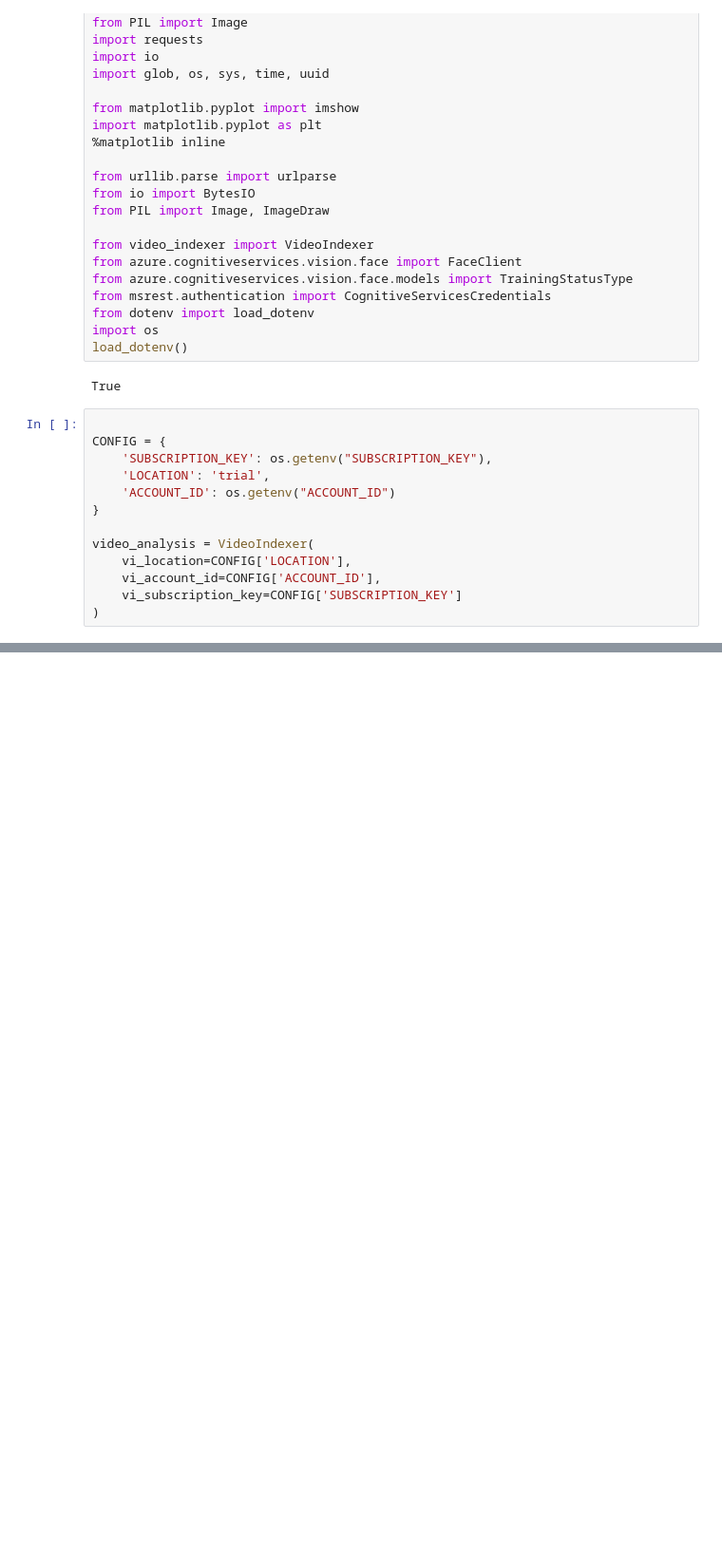
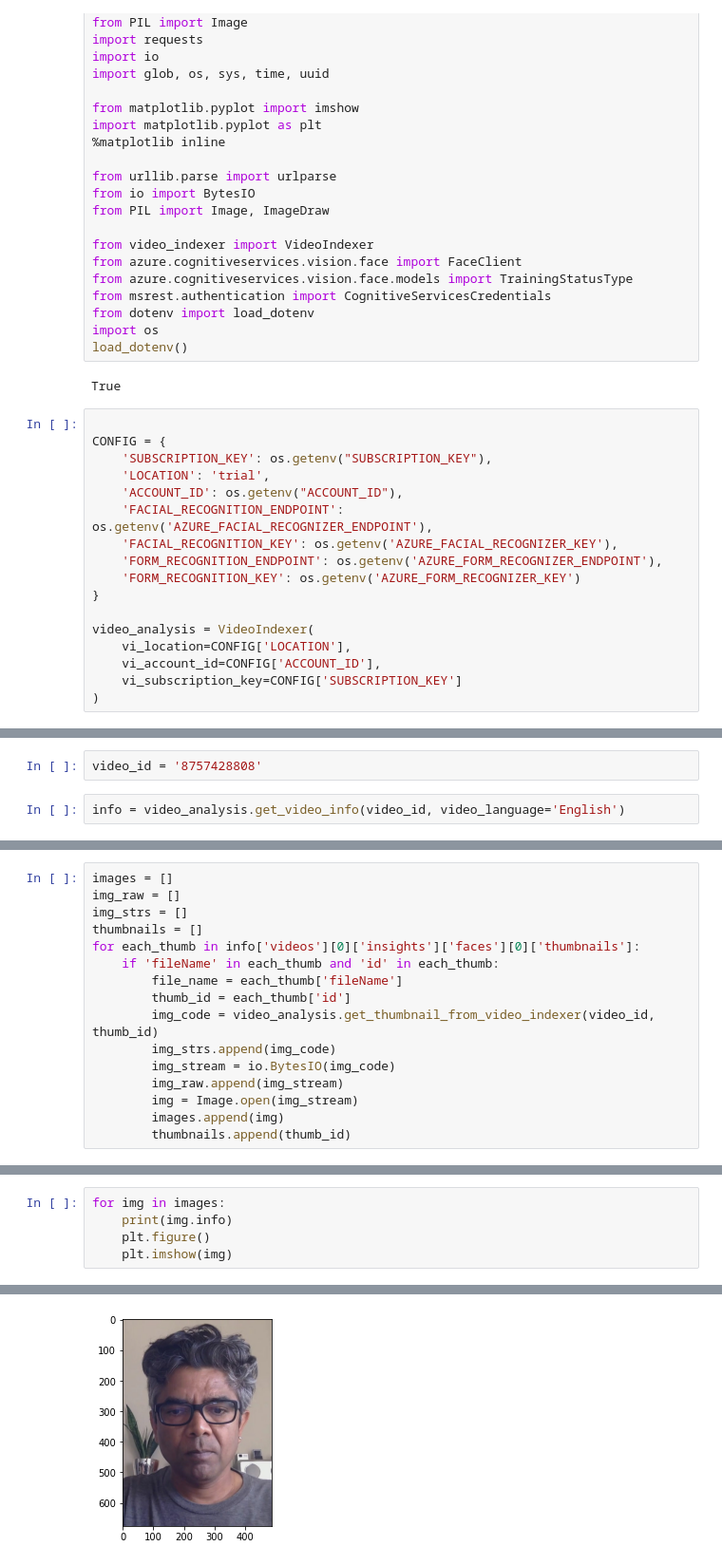
Before and after one commit to Danieldacruz7/Automated-Passenger-Boarding-Desk, a Jupyter notebook: video_analyzer.ipynb, the cells around one changed output, grey strips where cells are left out. Shown: that part at 95% size. Cells and saved outputs as stored; diff of their text form; blank space fills up the shorter version.

Commit message:
Face detection code added.

```diff
--- a/video_analyzer.ipynb
+++ b/video_analyzer.ipynb
@@ -36,7 +36,11 @@ True
 CONFIG = {
     'SUBSCRIPTION_KEY': os.getenv("SUBSCRIPTION_KEY"),
     'LOCATION': 'trial',
-    'ACCOUNT_ID': os.getenv("ACCOUNT_ID")
+    'ACCOUNT_ID': os.getenv("ACCOUNT_ID"),
+    'FACIAL_RECOGNITION_ENDPOINT': os.getenv('AZURE_FACIAL_RECOGNIZER_ENDPOINT'),
+    'FACIAL_RECOGNITION_KEY': os.getenv('AZURE_FACIAL_RECOGNIZER_KEY'),
+    'FORM_RECOGNITION_ENDPOINT': os.getenv('AZURE_FORM_RECOGNIZER_ENDPOINT'),
+    'FORM_RECOGNITION_KEY': os.getenv('AZURE_FORM_RECOGNIZER_KEY')
 }
 
 video_analysis = VideoIndexer(
@@ -51,0 +61,4 @@ Access Token: eyJhbGciOiJodHRwOi8vd3d3LnczLm9yZy8yMDAxLzA0L3htbGRzaWctbW9yZSNobW
+# %%
+video_id = '8757428808'
+# %%
+info = video_analysis.get_video_info(video_id, video_language='English')
@@ -51,0 +72,16 @@ Access Token: eyJhbGciOiJodHRwOi8vd3d3LnczLm9yZy8yMDAxLzA0L3htbGRzaWctbW9yZSNobW
+# %%
+images = []
+img_raw = []
+img_strs = []
+thumbnails = []
+for each_thumb in info['videos'][0]['insights']['faces'][0]['thumbnails']:
+    if 'fileName' in each_thumb and 'id' in each_thumb:
+        file_name = each_thumb['fileName']
+        thumb_id = each_thumb['id']
+        img_code = video_analysis.get_thumbnail_from_video_indexer(video_id,  thumb_id)
+        img_strs.append(img_code)
+        img_stream = io.BytesIO(img_code)
+        img_raw.append(img_stream)
+        img = Image.open(img_stream)
+        images.append(img)
+        thumbnails.append(thumb_id)
@@ -51,0 +95,6 @@ Access Token: eyJhbGciOiJodHRwOi8vd3d3LnczLm9yZy8yMDAxLzA0L3htbGRzaWctbW9yZSNobW
+# %%
+for img in images:
+    print(img.info)
+    plt.figure()
+    plt.imshow(img)
+# %% [output]
@@ -51,0 +107 @@ Access Token: eyJhbGciOiJodHRwOi8vd3d3LnczLm9yZy8yMDAxLzA0L3htbGRzaWctbW9yZSNobW
+[figure, added]
```
Also changed, not shown: parts of 30 cells of this notebook.
